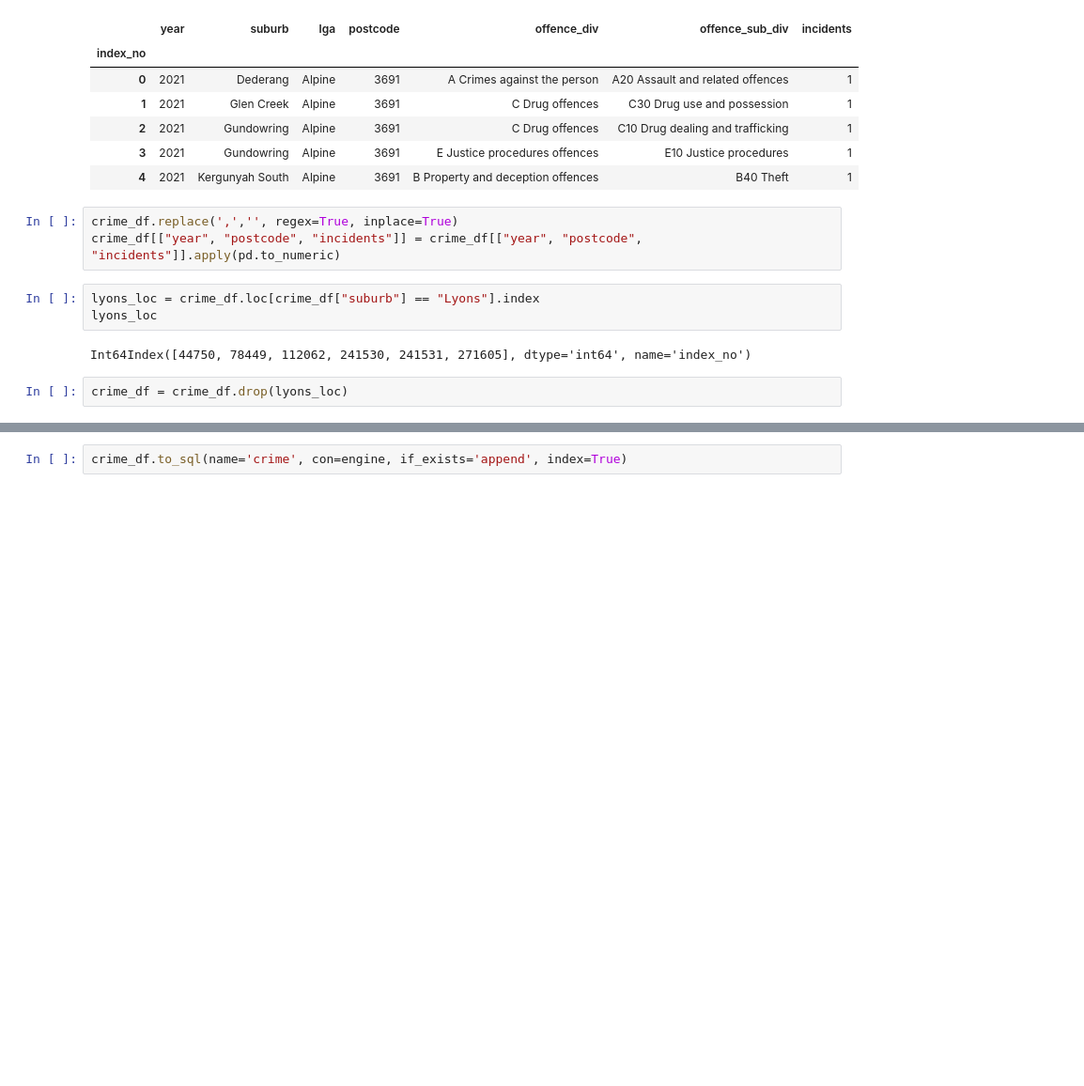
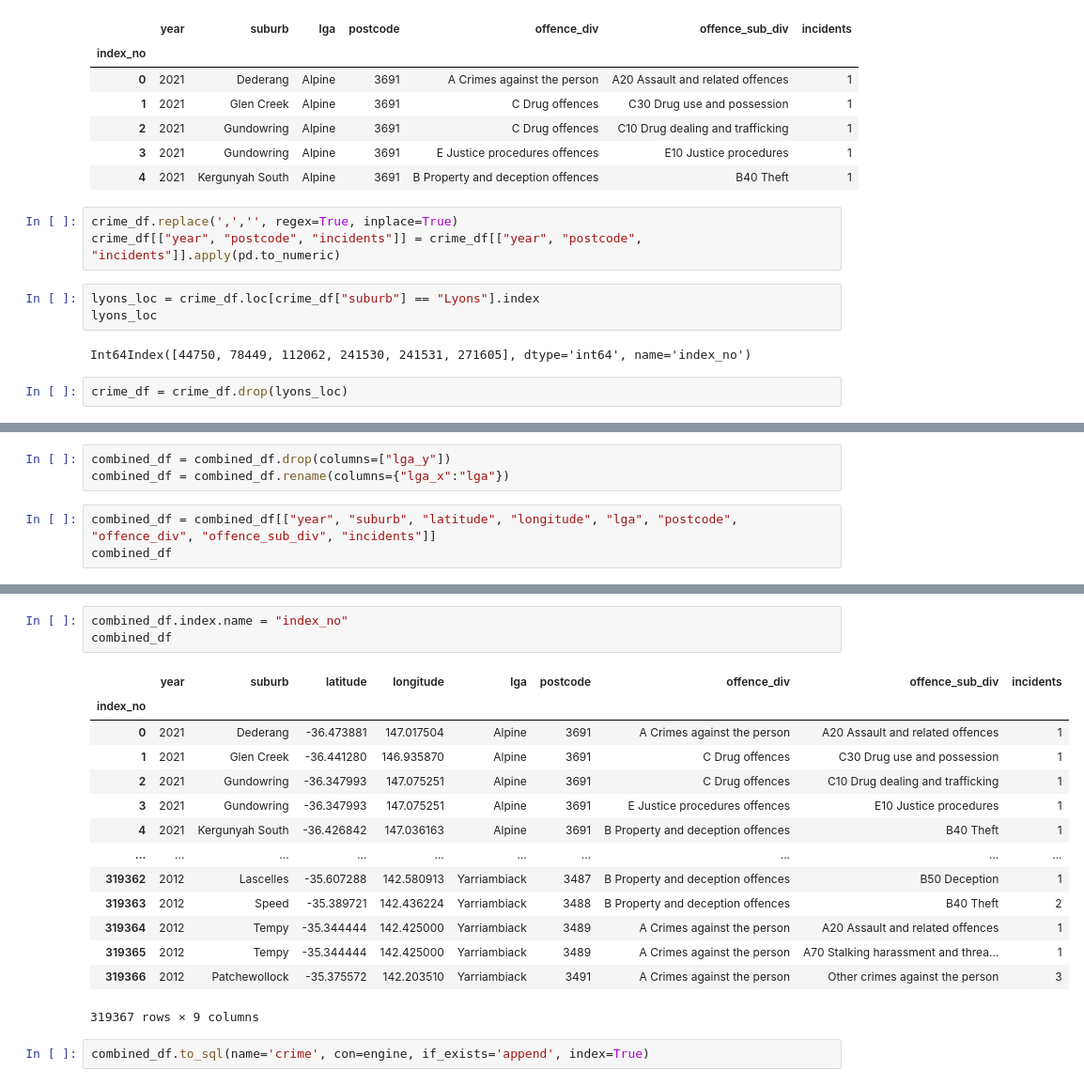
Before and after one commit to LP-116/Project-2, a Jupyter notebook: Database_creation/database_upload.ipynb, the cells around one changed output, grey strips where cells are left out. Shown: that part at 94% size. Saved outputs shown, nothing was run; the diff lists cells and outputs as text; blank space fills up the shorter version.

```diff
--- a/Database_creation/database_upload.ipynb
+++ b/Database_creation/database_upload.ipynb
@@ -136,0 +158,6 @@ crime_df = crime_df.drop(lyons_loc)
+# %%
+combined_df = combined_df.drop(columns=["lga_y"])
+combined_df = combined_df.rename(columns={"lga_x":"lga"})
+# %%
+combined_df = combined_df[["year", "suburb", "latitude", "longitude", "lga", "postcode", "offence_div", "offence_sub_div", "incidents"]]
+combined_df
@@ -137,2 +178,20 @@ crime_df = crime_df.drop(lyons_loc)
+# %%
+combined_df.index.name = "index_no"
+combined_df
+# %% [output]
+|  | year | suburb | latitude | longitude | lga | postcode | offence_div | offence_sub_div | incidents |
+| index_no |  |  |  |  |  |  |  |  |  |
+| 0 | 2021 | Dederang | -36.473881 | 147.017504 | Alpine | 3691 | A Crimes against the person | A20 Assault and related offences | 1 |
+| 1 | 2021 | Glen Creek | -36.441280 | 146.935870 | Alpine | 3691 | C Drug offences | C30 Drug use and possession | 1 |
+| 2 | 2021 | Gundowring | -36.347993 | 147.075251 | Alpine | 3691 | C Drug offences | C10 Drug dealing and trafficking | 1 |
+| 3 | 2021 | Gundowring | -36.347993 | 147.075251 | Alpine | 3691 | E Justice procedures offences | E10 Justice procedures | 1 |
+| 4 | 2021 | Kergunyah South | -36.426842 | 147.036163 | Alpine | 3691 | B Property and deception offences | B40 Theft | 1 |
+| ... | ... | ... | ... | ... | ... | ... | ... | ... | ... |
+| 319362 | 2012 | Lascelles | -35.607288 | 142.580913 | Yarriambiack | 3487 | B Property and deception offences | B50 Deception | 1 |
+| 319363 | 2012 | Speed | -35.389721 | 142.436224 | Yarriambiack | 3488 | B Property and deception offences | B40 Theft | 2 |
+| 319364 | 2012 | Tempy | -35.344444 | 142.425000 | Yarriambiack | 3489 | A Crimes against the person | A20 Assault and related offences | 1 |
+| 319365 | 2012 | Tempy | -35.344444 | 142.425000 | Yarriambiack | 3489 | A Crimes against the person | A70 Stalking harassment and threa... | 1 |
+| 319366 | 2012 | Patchewollock | -35.375572 | 142.203510 | Yarriambiack | 3491 | A Crimes against the person | Other crimes against the person | 3 |
+319367 rows × 9 columns
 # %%
-crime_df.to_sql(name='crime', con=engine, if_exists='append', index=True)
+combined_df.to_sql(name='crime', con=engine, if_exists='append', index=True)
```
Also changed, not shown: parts of 6 cells of this notebook.
